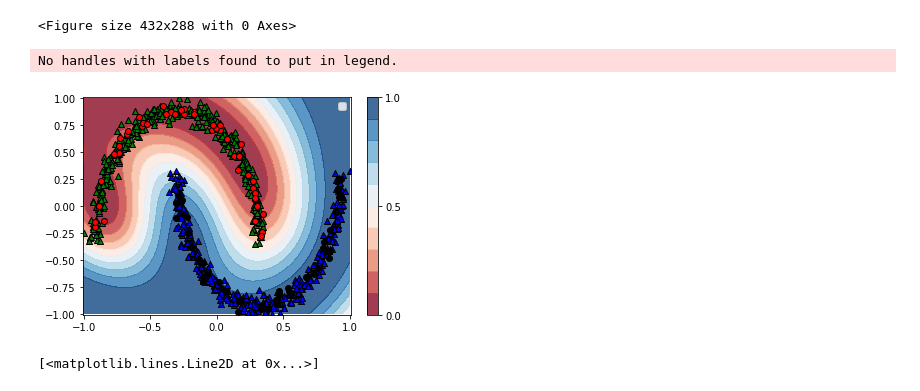
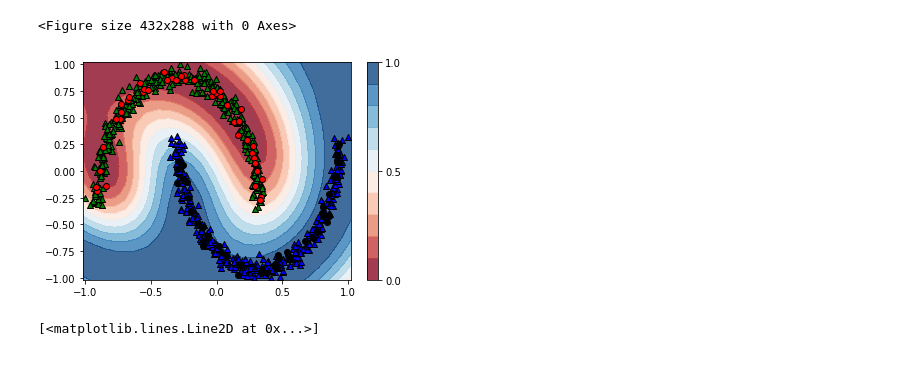
Before and after one commit to kareem1925/Ismailia-school-of-AI, a Jupyter notebook: quantum_gradients/universal_qubit_classifier_gradient_descent.ipynb, the cells around one changed output. Cells and saved outputs as stored; diff of their text form; code cells hidden in the pictures.

```diff
--- a/quantum_gradients/universal_qubit_classifier_gradient_descent.ipynb
+++ b/quantum_gradients/universal_qubit_classifier_gradient_descent.ipynb
@@ -165,7 +169,7 @@ weights = params
 score = np.inf
 lr = 0.2
 test_loss = []
-for i in tqdm(range(1000)):
+for i in tqdm(range(400)):
 
     index = np.random.randint(0,len(x_train),20)
     x_batch,y_batch = x_train[index],y_train[index]
@@ -181,5 +185,5 @@ for i in tqdm(range(1000)):
         score = res
         var = weights
     print(
-        "Epoch: {:2d} | testing accuracy: {:4f}".format(i+1,res))
+        "Epoch: {:2d} | testing loss: {:4f}".format(i+1,res))
 # %% [output]
@@ -223,7 +227,7 @@ print(classification_report(np.array(pred).round(),y_test))
    macro avg       1.00      1.00      1.00        90
 weighted avg       1.00      1.00      1.00        90
 # %%
-xx, yy = np.meshgrid(np.linspace(-1, 1, 150), np.linspace(-1, 1, 150))
+xx, yy = np.meshgrid(np.linspace(-2, 2, 50), np.linspace(-2, 2, 50))
 X_grid = [np.array([x, y]) for x, y in zip(xx.flatten(), yy.flatten())]
 #X_grid = scale.transform(X_grid)
 #X_grid = MinMaxScaler(feature_range=(-1,1)).fit_transform(X_grid)
@@ -235,20 +239,19 @@ predictions_grid = [predict(var, x) for x in X_grid]
 # %%
 Z = np.reshape(predictions_grid, xx.shape)
 cm = plt.cm.RdBu
 cnt = plt.contourf(xx, yy, Z, levels=np.arange(0., 1.1, 0.1), cmap=cm, alpha=.8)
 plt.colorbar(cnt, ticks=[0, 0.5, 1])
-plt.scatter(x_train[:, 0][y_train==0], x_train[:, 1][y_train==0], c='g', marker='^', edgecolors='k',)
+plt.scatter(x_train[:, 0][y_train==0], x_train[:, 1][y_train==0], c='g', marker='^', edgecolors='k')
 plt.scatter(x_train[:, 0][y_train==1], x_train[:, 1][y_train==1], c='b', marker='^', edgecolors='k')
 plt.scatter(x_test[:, 0][y_test==0], x_test[:, 1][y_test==0], c='r', marker='o', edgecolors='k')
 plt.scatter(x_test[:, 0][y_test==1], x_test[:, 1][y_test==1], c='black', marker='o', edgecolors='k')
 
-plt.ylim(-1.008, 1.008)
-plt.xlim(-1.008, 1.008)
-
+plt.ylim(-1.02, 1.02)
+plt.xlim(-1.02, 1.02)
+plt.savefig('decision_b.png',dpi=700)
 plt.show()
 # %% [output]
-No handles with labels found to put in legend.
-[figure, old version]
+[figure, new version]
 # %%
 plt.plot(range(400),test_loss)
 # %% [output]
```
Also changed, not shown: parts of 7 cells of this notebook.
